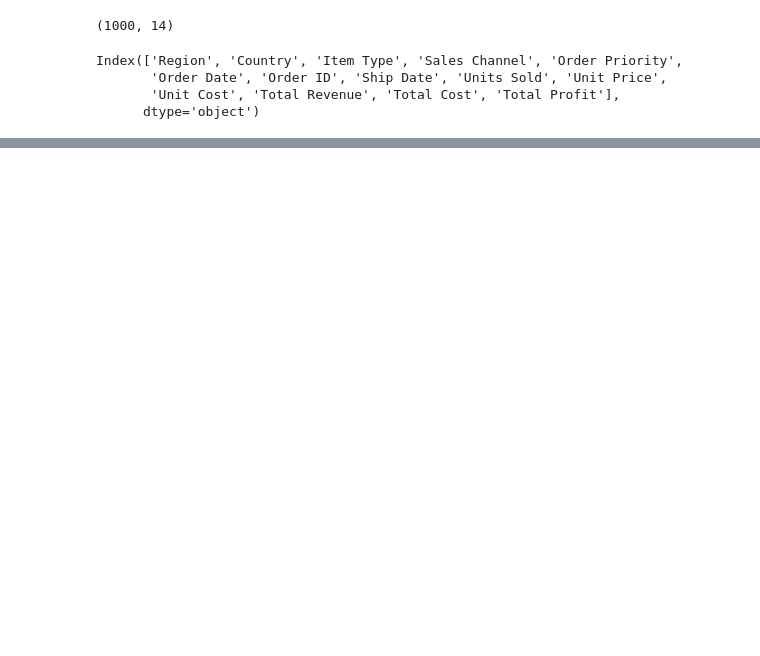
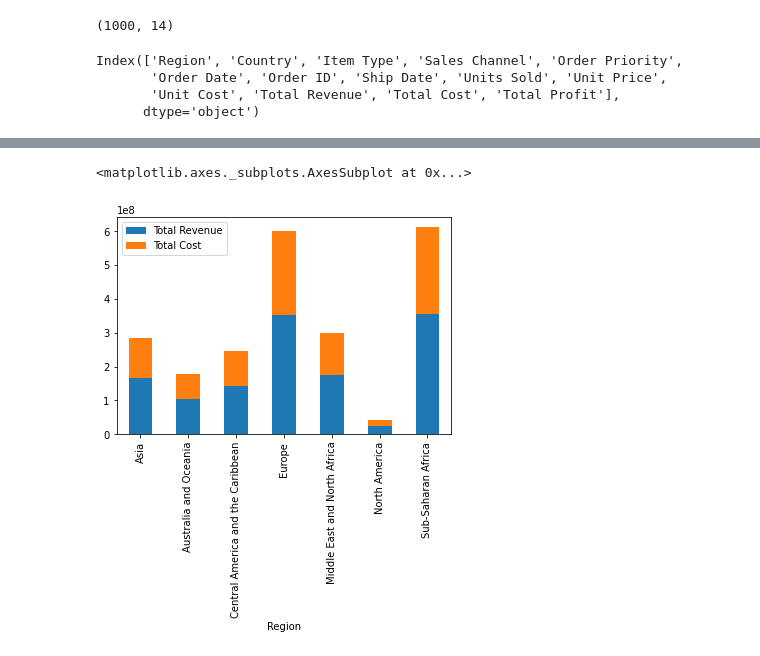
Before and after one commit to onewithano/ML_IIITH, a Jupyter notebook: python_sales_data.ipynb, the cells around one changed output, grey strips where cells are left out. Cells and saved outputs as stored; diff of their text form; code cells hidden in the pictures; blank space fills up the shorter version.

```diff
--- a/python_sales_data.ipynb
+++ b/python_sales_data.ipynb
@@ -45,0 +95,5 @@ sales_data.describe()
+# %%
+ Regionwise_sales.plot.bar(stacked=True)
+# %% [output]
+<matplotlib.axes._subplots.AxesSubplot at 0x...>
+[figure, added]
```
Also changed, not shown: parts of 14 cells of this notebook.
